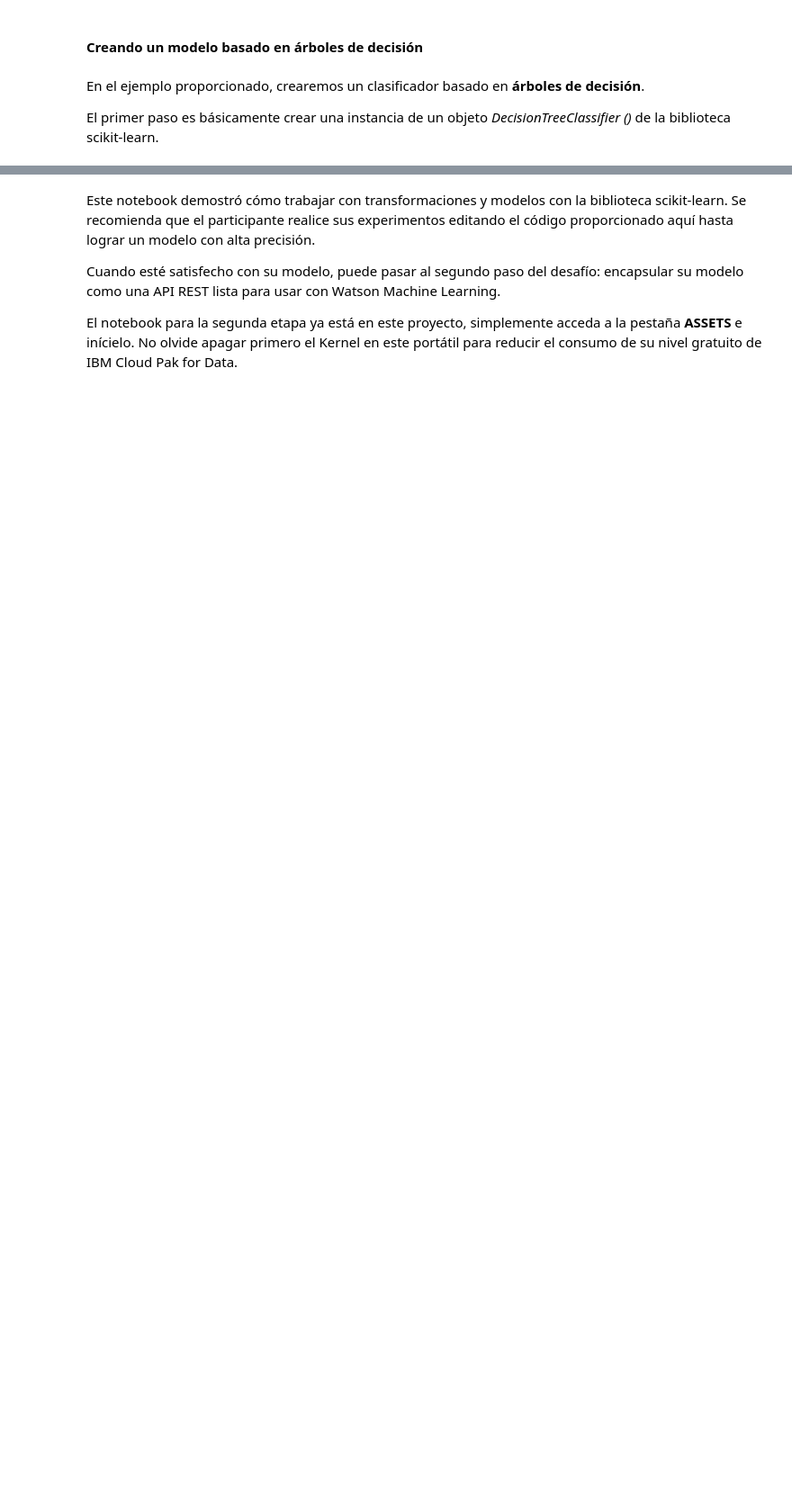
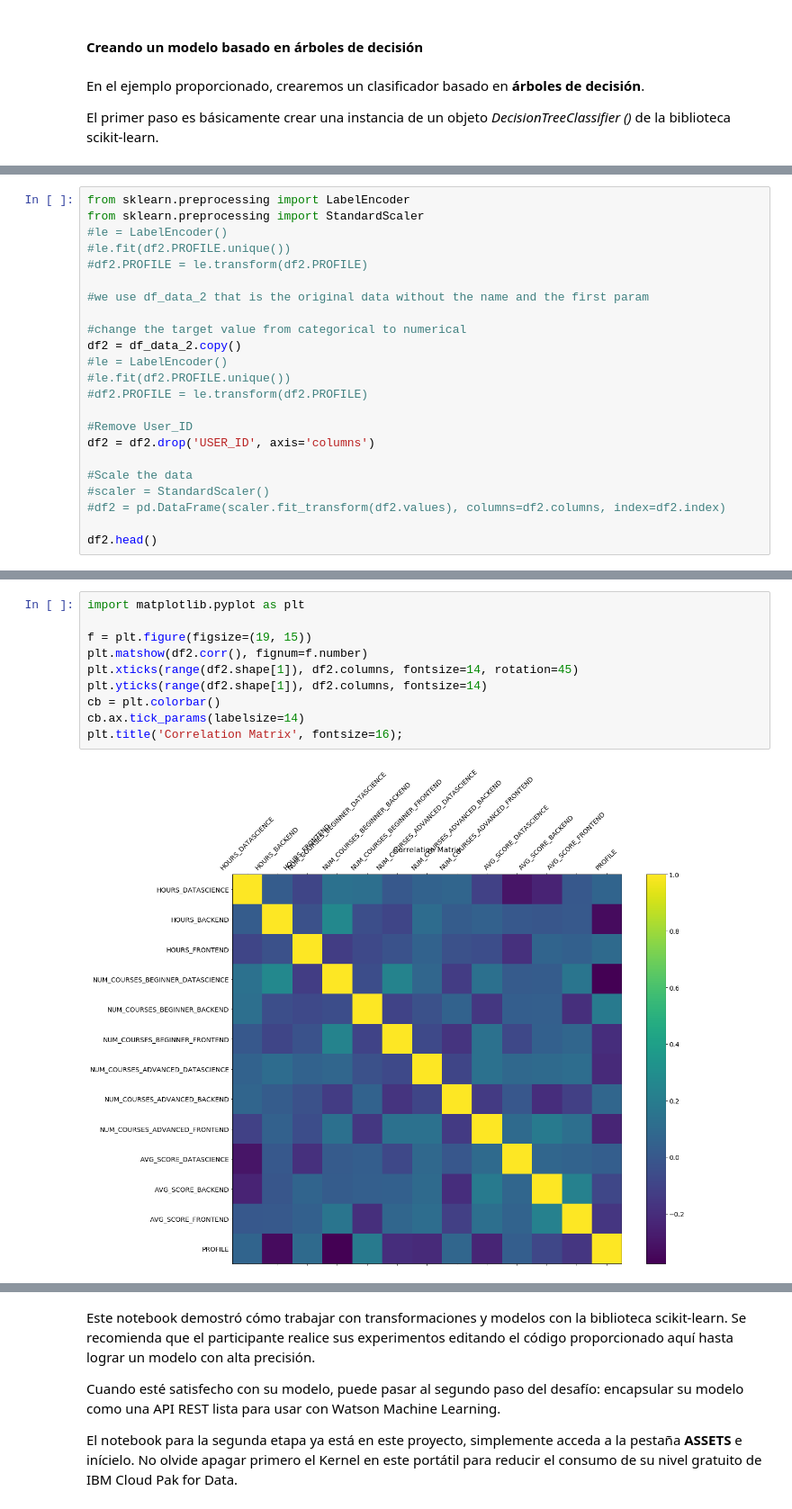
Before and after one commit to fmcnish-co/ml, a Jupyter notebook: desafio2-Tortuga-parte-1.ipynb, the cells around one changed output, grey strips where cells are left out. Shown: that part at 90% size. Saved outputs shown, nothing was run; the diff lists cells and outputs as text; blank space fills up the shorter version.

```diff
--- a/desafio2-Tortuga-parte-1.ipynb
+++ b/desafio2-Tortuga-parte-1.ipynb
@@ -331,0 +449,23 @@ print("Exactitud: {}%".format(100*round(accuracy_score(y_test, y_pred), 2)))
+# %%
+from sklearn.preprocessing import LabelEncoder
+from sklearn.preprocessing import StandardScaler
+#le = LabelEncoder()
+#le.fit(df2.PROFILE.unique())
+#df2.PROFILE = le.transform(df2.PROFILE)
+
+#we use df_data_2 that is the original data without the name and the first param
+
+#change the target value from categorical to numerical
+df2 = df_data_2.copy()
+#le = LabelEncoder()
+#le.fit(df2.PROFILE.unique())
+#df2.PROFILE = le.transform(df2.PROFILE)
+
+#Remove User_ID
+df2 = df2.drop('USER_ID', axis='columns')
+
+#Scale the data
+#scaler = StandardScaler()
+#df2 = pd.DataFrame(scaler.fit_transform(df2.values), columns=df2.columns, index=df2.index)
+
+df2.head()
@@ -331,0 +479,12 @@ print("Exactitud: {}%".format(100*round(accuracy_score(y_test, y_pred), 2)))
+# %%
+import matplotlib.pyplot as plt
+
+f = plt.figure(figsize=(19, 15))
+plt.matshow(df2.corr(), fignum=f.number)
+plt.xticks(range(df2.shape[1]), df2.columns, fontsize=14, rotation=45)
+plt.yticks(range(df2.shape[1]), df2.columns, fontsize=14)
+cb = plt.colorbar()
+cb.ax.tick_params(labelsize=14)
+plt.title('Correlation Matrix', fontsize=16);
+# %% [output]
+[figure, added]
```
Also changed, not shown: parts of 40 cells of this notebook.
